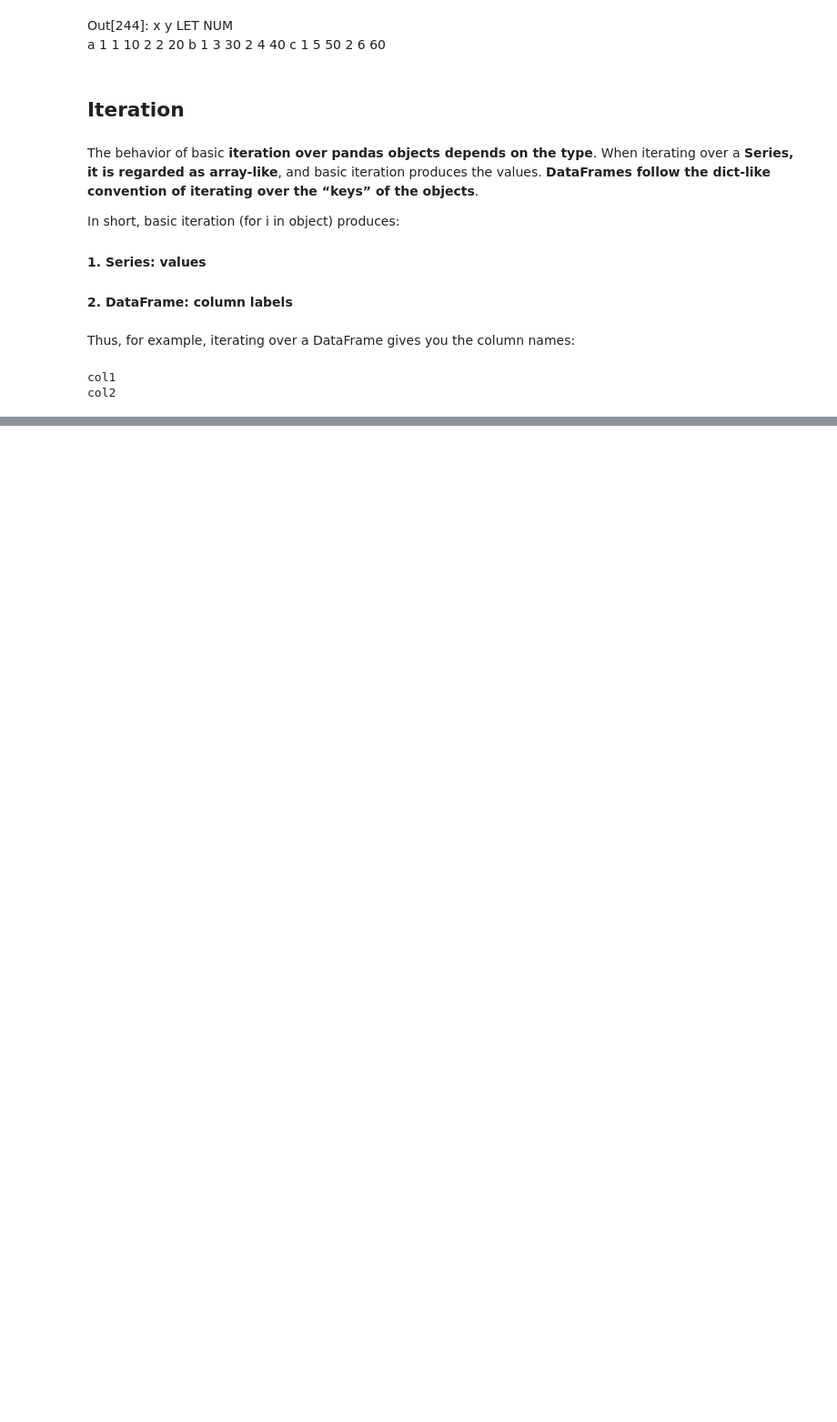
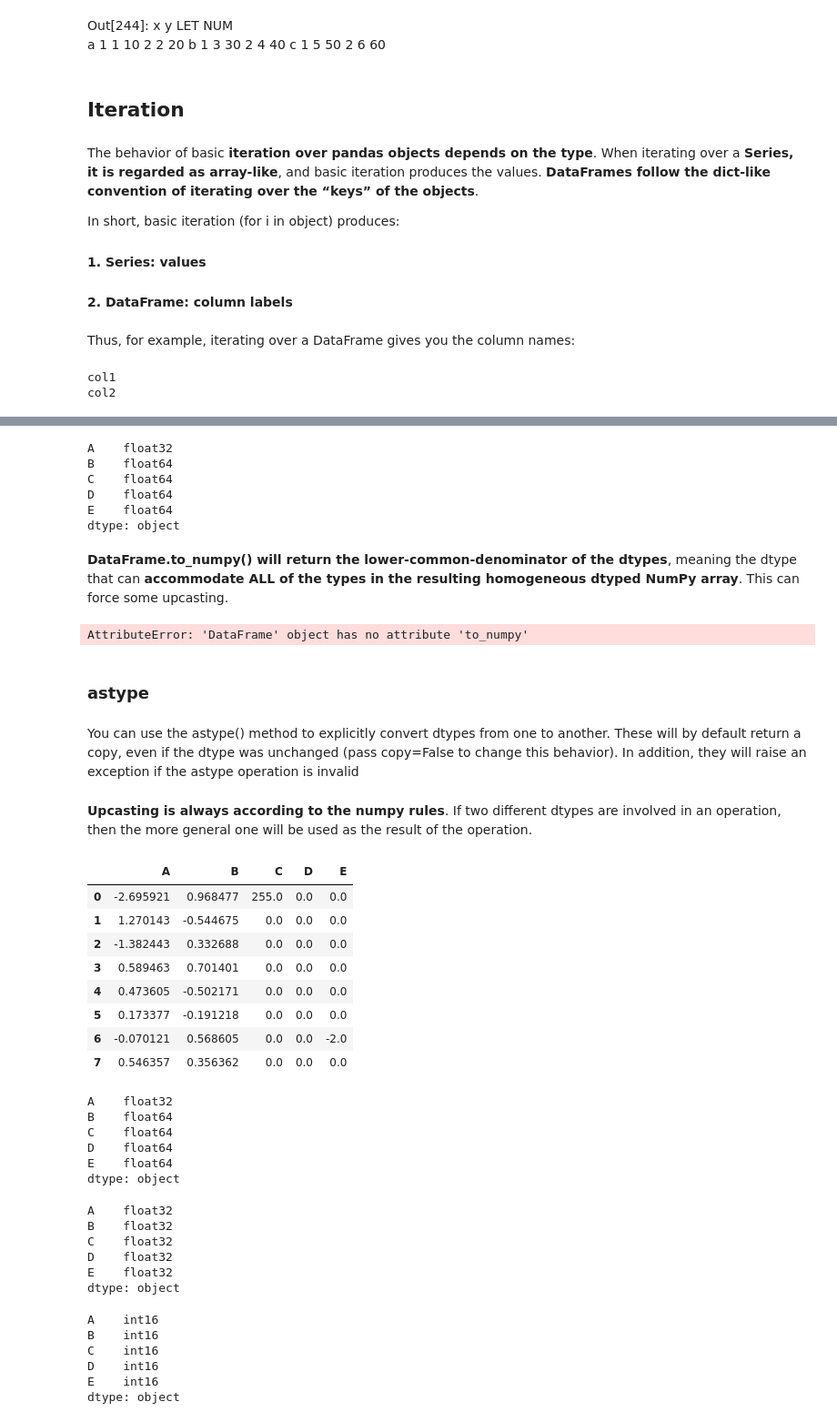
Before and after one commit to sumanA92/data-science, a Jupyter notebook: Introduction to Pandas/essential basic functionality_2.ipynb, the cells around one changed output, grey strips where cells are left out. Shown: that part at 91% size. Drawn from its saved outputs; the diff is of its cells as text; code cells hidden in the pictures; blank space fills up the shorter version.

```diff
--- a/Introduction to Pandas/essential basic functionality_2.ipynb
+++ b/Introduction to Pandas/essential basic functionality_2.ipynb
@@ -620,0 +1306,60 @@ Name: col2, dtype: float64
+# %%
+df3.dtypes
+# %% [output]
+A    float32
+B    float64
+C    float64
+D    float64
+E    float64
+dtype: object
+# %% [markdown]
+__DataFrame.to_numpy() will return the lower-common-denominator of the dtypes__, meaning the dtype that can __accommodate ALL of the types in the resulting homogeneous dtyped NumPy array__. This can force some upcasting.
+# %%
+df3.to_numpy().dtype #dtype('float64')
+# %% [output]
+AttributeError: 'DataFrame' object has no attribute 'to_numpy'
+# %% [markdown]
+### astype
+# %% [markdown]
+You can use the astype() method to explicitly convert dtypes from one to another. These will by default return a copy, even if the dtype was unchanged (pass copy=False to change this behavior). In addition, they will raise an exception if the astype operation is invalid
+# %% [markdown]
+__Upcasting is always according to the numpy rules__. If two different dtypes are involved in an operation, then the more general one will be used as the result of the operation.
+# %%
+df3
+# %% [output]
+|  | A | B | C | D | E |
+| 0 | -2.695921 | 0.968477 | 255.0 | 0.0 | 0.0 |
+| 1 | 1.270143 | -0.544675 | 0.0 | 0.0 | 0.0 |
+| 2 | -1.382443 | 0.332688 | 0.0 | 0.0 | 0.0 |
+| 3 | 0.589463 | 0.701401 | 0.0 | 0.0 | 0.0 |
+| 4 | 0.473605 | -0.502171 | 0.0 | 0.0 | 0.0 |
+| 5 | 0.173377 | -0.191218 | 0.0 | 0.0 | 0.0 |
+| 6 | -0.070121 | 0.568605 | 0.0 | 0.0 | -2.0 |
+| 7 | 0.546357 | 0.356362 | 0.0 | 0.0 | 0.0 |
+# %%
+df3.dtypes
+# %% [output]
+A    float32
+B    float64
+C    float64
+D    float64
+E    float64
+dtype: object
+# %%
+df3.astype('float32').dtypes
+# %% [output]
+A    float32
+B    float32
+C    float32
+D    float32
+E    float32
+dtype: object
+# %%
+df3.astype('int16').dtypes
+# %% [output]
+A    int16
+B    int16
+C    int16
+D    int16
+E    int16
+dtype: object
```
Also changed, not shown: parts of 330 cells of this notebook.
